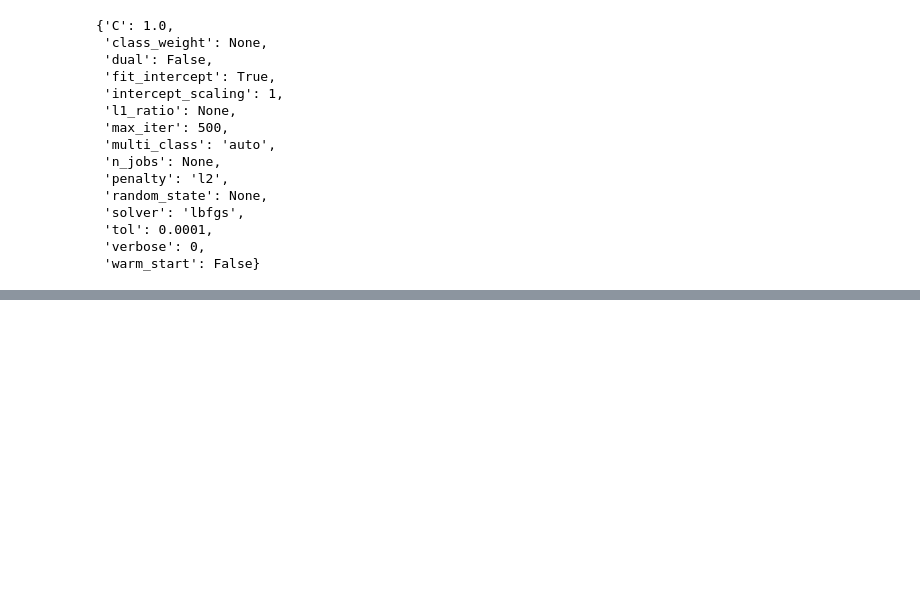
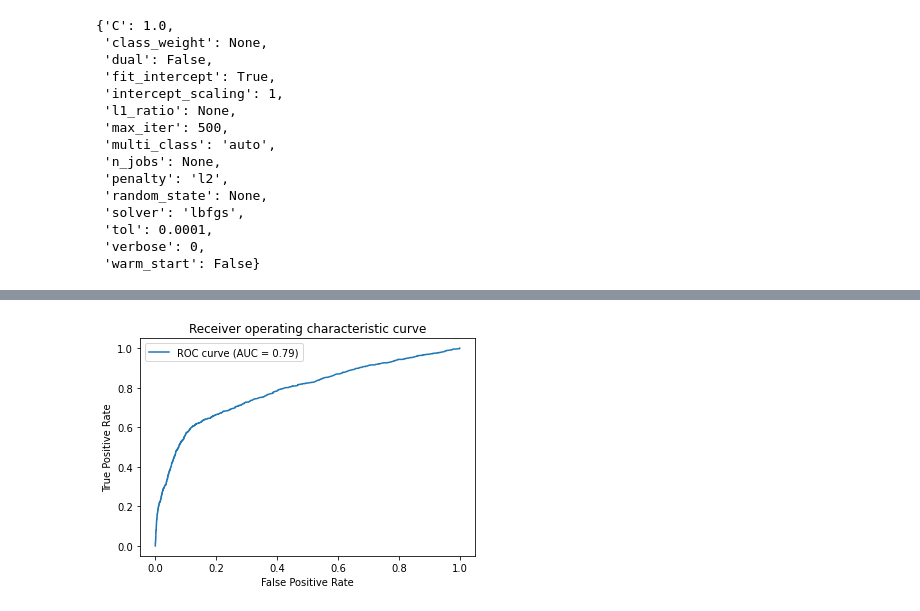
Before and after one commit to lustraka/Udacity01_Optimizing_a_Pipeline_in_Azure, a Jupyter notebook: sandbox-1/Colab_BankMarketingExperiments.ipynb, the cells around one changed output, grey strips where cells are left out. Drawn from its saved outputs; the diff is of its cells as text; code cells hidden in the pictures; blank space fills up the shorter version.

```diff
--- a/sandbox-1/Colab_BankMarketingExperiments.ipynb
+++ b/sandbox-1/Colab_BankMarketingExperiments.ipynb
@@ -149,0 +209,5 @@ clf.get_params()
+# %%
+from xgboost import XGBRegressor
+clf = XGBRegressor()
+plot_roc_curve(*evaluate_clf(x_train, y_train, x_test, y_test, clf))
+# %% [output]
@@ -149,0 +215 @@ clf.get_params()
+[figure, added]
```
Also changed, not shown: parts of 12 cells of this notebook.
